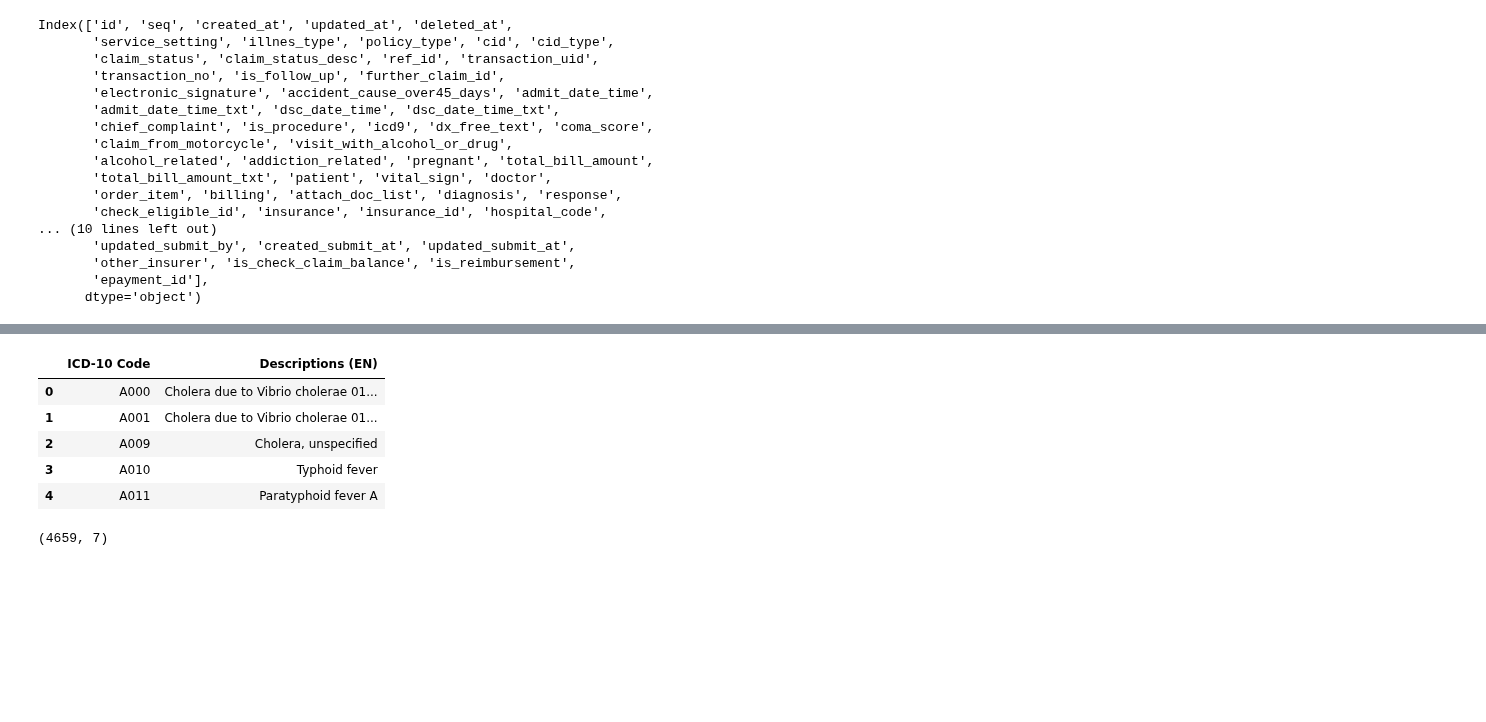
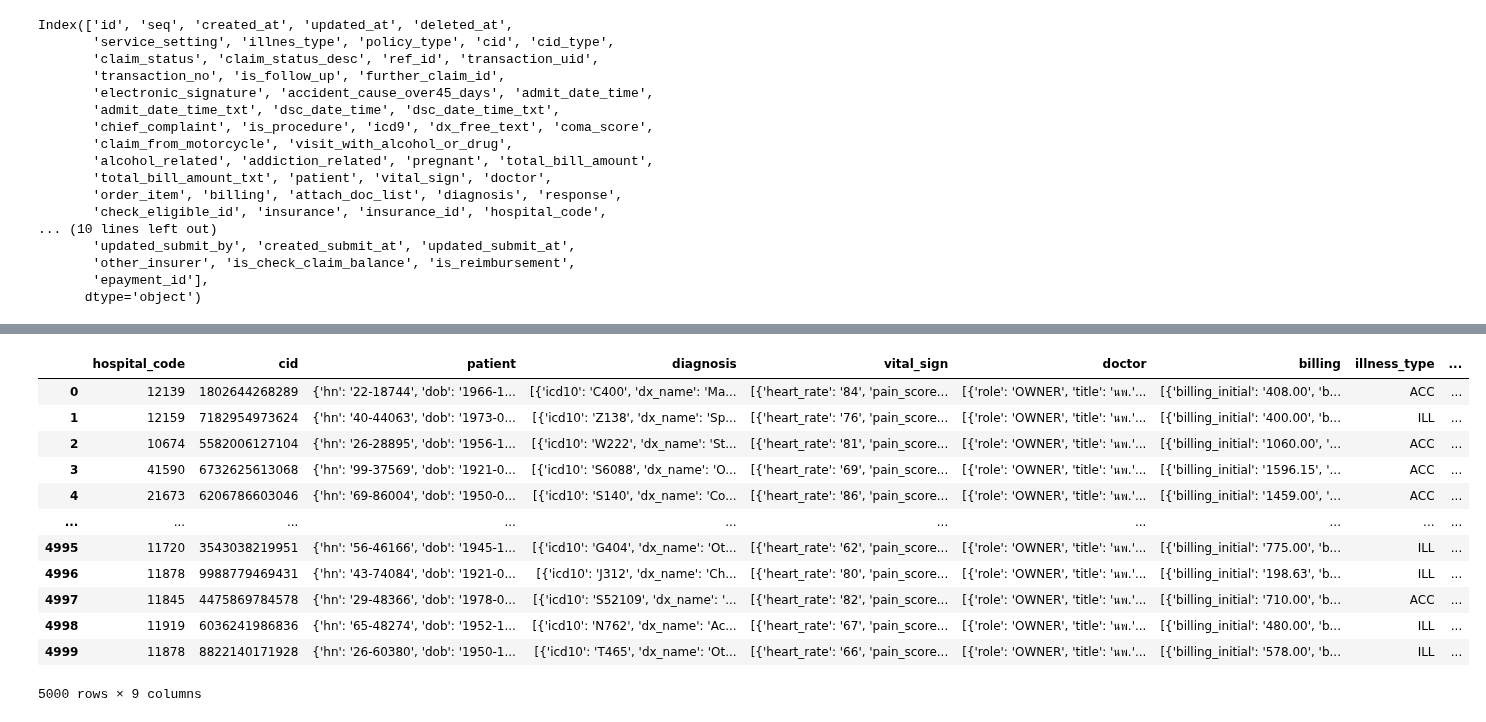
Before and after one commit to nxxk23/AI-Engineer, a Jupyter notebook: fraud/mockup.ipynb, the cells around one changed output, grey strips where cells are left out. Cells and saved outputs as stored; diff of their text form; code cells hidden in the pictures; blank space fills up the shorter version.

```diff
--- a/fraud/mockup.ipynb
+++ b/fraud/mockup.ipynb
@@ -3,6 +5,3 @@
 # %%
 import pandas as pd
 data = pd.read_csv('/content/drive/MyDrive/AIEngineer/fraud/opd_discharge_August_2024.csv')
-# %%
-import json
-json.loads(data['billing'].iloc[1])
@@ -26,0 +14,5 @@ json.loads(data['billing'].iloc[1])
+# %%
+print((data[data['icd9']!='[]']['chief_complaint'].iloc[3]))
+print((data[data['icd9']!='[]']['is_procedure'].iloc[3]))
+print((data[data['icd9']!='[]']['dx_free_text'].iloc[3]))
+json.loads(data[data['icd9']!='[]']['diagnosis'].iloc[3])
@@ -26,0 +26,6 @@ json.loads(data['billing'].iloc[1])
+# %%
+print((data[data['icd9']=='[]']['chief_complaint'].iloc[3]))
+print((data[data['icd9']=='[]']['is_procedure'].iloc[3]))
+print((data[data['icd9']=='[]']['icd9'].iloc[3]))
+print((data[data['icd9']=='[]']['dx_free_text'].iloc[3]))
+json.loads(data[data['icd9']=='[]']['diagnosis'].iloc[3])
@@ -44,5 +93,3 @@ Index(['id', 'seq', 'created_at', 'updated_at', 'deleted_at',
        'other_insurer', 'is_check_claim_balance', 'is_reimbursement',
        'epayment_id'],
       dtype='object')
-# %%
-json.loads(data['doctor'].iloc[0])
@@ -57 +281,19 @@ data = data[data['claim_status'].isin(['Approve','Decline'])]
+# %%
+# Create DataFrame and display
+mock2 = pd.DataFrame(data)
+display(mock2)
+# %% [output]
+|  | hospital_code | cid | patient | diagnosis | vital_sign | doctor | billing | illness_type | ... |
+| 0 | 12139 | 1802644268289 | {'hn': '22-18744', 'dob': '1966-1... | [{'icd10': 'C400', 'dx_name': 'Ma... | [{'heart_rate': '84', 'pain_score... | [{'role': 'OWNER', 'title': 'นพ.'... | [{'billing_initial': '408.00', 'b... | ACC | ... |
+| 1 | 12159 | 7182954973624 | {'hn': '40-44063', 'dob': '1973-0... | [{'icd10': 'Z138', 'dx_name': 'Sp... | [{'heart_rate': '76', 'pain_score... | [{'role': 'OWNER', 'title': 'นพ.'... | [{'billing_initial': '400.00', 'b... | ILL | ... |
+| 2 | 10674 | 5582006127104 | {'hn': '26-28895', 'dob': '1956-1... | [{'icd10': 'W222', 'dx_name': 'St... | [{'heart_rate': '81', 'pain_score... | [{'role': 'OWNER', 'title': 'นพ.'... | [{'billing_initial': '1060.00', '... | ACC | ... |
+| 3 | 41590 | 6732625613068 | {'hn': '99-37569', 'dob': '1921-0... | [{'icd10': 'S6088', 'dx_name': 'O... | [{'heart_rate': '69', 'pain_score... | [{'role': 'OWNER', 'title': 'นพ.'... | [{'billing_initial': '1596.15', '... | ACC | ... |
+| 4 | 21673 | 6206786603046 | {'hn': '69-86004', 'dob': '1950-0... | [{'icd10': 'S140', 'dx_name': 'Co... | [{'heart_rate': '86', 'pain_score... | [{'role': 'OWNER', 'title': 'นพ.'... | [{'billing_initial': '1459.00', '... | ACC | ... |
+| ... | ... | ... | ... | ... | ... | ... | ... | ... | ... |
+| 4995 | 11720 | 3543038219951 | {'hn': '56-46166', 'dob': '1945-1... | [{'icd10': 'G404', 'dx_name': 'Ot... | [{'heart_rate': '62', 'pain_score... | [{'role': 'OWNER', 'title': 'นพ.'... | [{'billing_initial': '775.00', 'b... | ILL | ... |
+| 4996 | 11878 | 9988779469431 | {'hn': '43-74084', 'dob': '1921-0... | [{'icd10': 'J312', 'dx_name': 'Ch... | [{'heart_rate': '80', 'pain_score... | [{'role': 'OWNER', 'title': 'นพ.'... | [{'billing_initial': '198.63', 'b... | ILL | ... |
+| 4997 | 11845 | 4475869784578 | {'hn': '29-48366', 'dob': '1978-0... | [{'icd10': 'S52109', 'dx_name': '... | [{'heart_rate': '82', 'pain_score... | [{'role': 'OWNER', 'title': 'นพ.'... | [{'billing_initial': '710.00', 'b... | ACC | ... |
+| 4998 | 11919 | 6036241986836 | {'hn': '65-48274', 'dob': '1952-1... | [{'icd10': 'N762', 'dx_name': 'Ac... | [{'heart_rate': '67', 'pain_score... | [{'role': 'OWNER', 'title': 'นพ.'... | [{'billing_initial': '480.00', 'b... | ILL | ... |
+| 4999 | 11878 | 8822140171928 | {'hn': '26-60380', 'dob': '1950-1... | [{'icd10': 'T465', 'dx_name': 'Ot... | [{'heart_rate': '66', 'pain_score... | [{'role': 'OWNER', 'title': 'นพ.'... | [{'billing_initial': '578.00', 'b... | ILL | ... |
+5000 rows × 9 columns
 # %%
@@ -59,14 +300,0 @@ icd10_df = pd.read_csv('/content/drive/MyDrive/AIEngineer/fraud/icd10 - ICD-10 v
-# %%
-icd10_df[['ICD-10 Code','Descriptions (EN)']].head()
-# %% [output]
-|  | ICD-10 Code | Descriptions (EN) |
-| 0 | A000 | Cholera due to Vibrio cholerae 01... |
-| 1 | A001 | Cholera due to Vibrio cholerae 01... |
-| 2 | A009 | Cholera, unspecified |
-| 3 | A010 | Typhoid fever |
-| 4 | A011 | Paratyphoid fever A |
-# %%
-mockup = data[data['vital_sign']!='[]'][['hospital_code','cid','patient','diagnosis','icd9','vital_sign','doctor']]
-mockup.shape
-# %% [output]
-(4659, 7)
```
Also changed, not shown: parts of 33 cells of this notebook.
